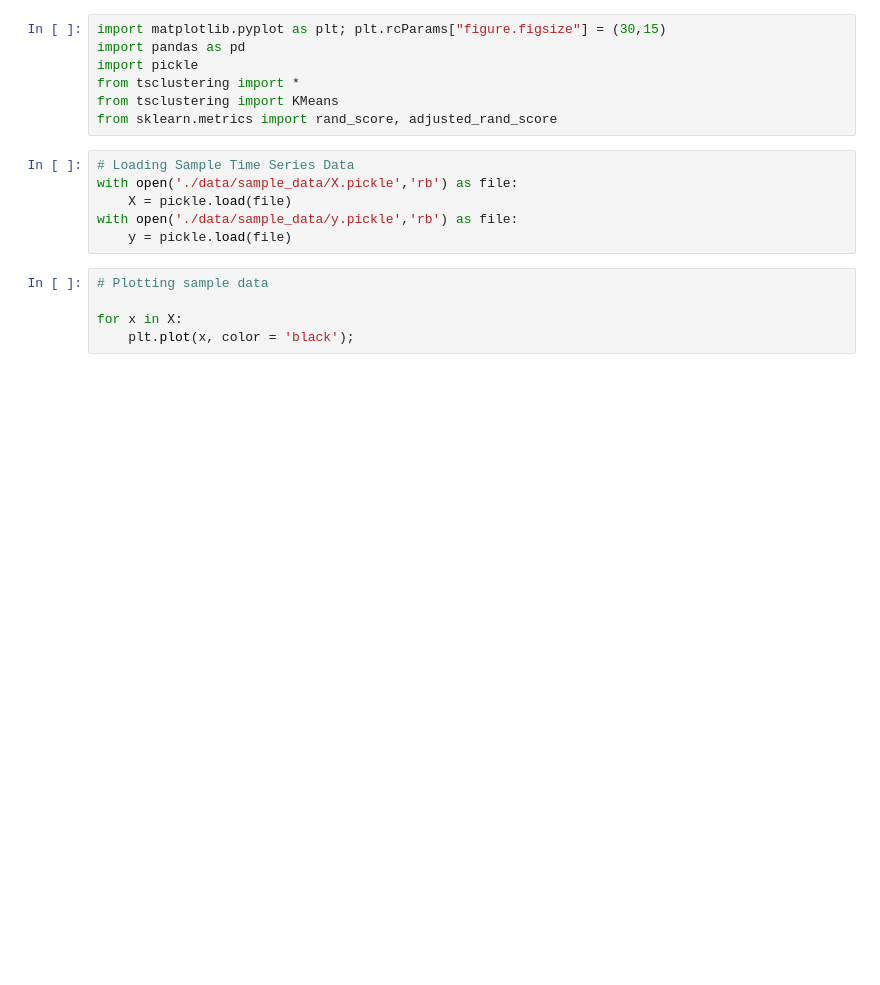
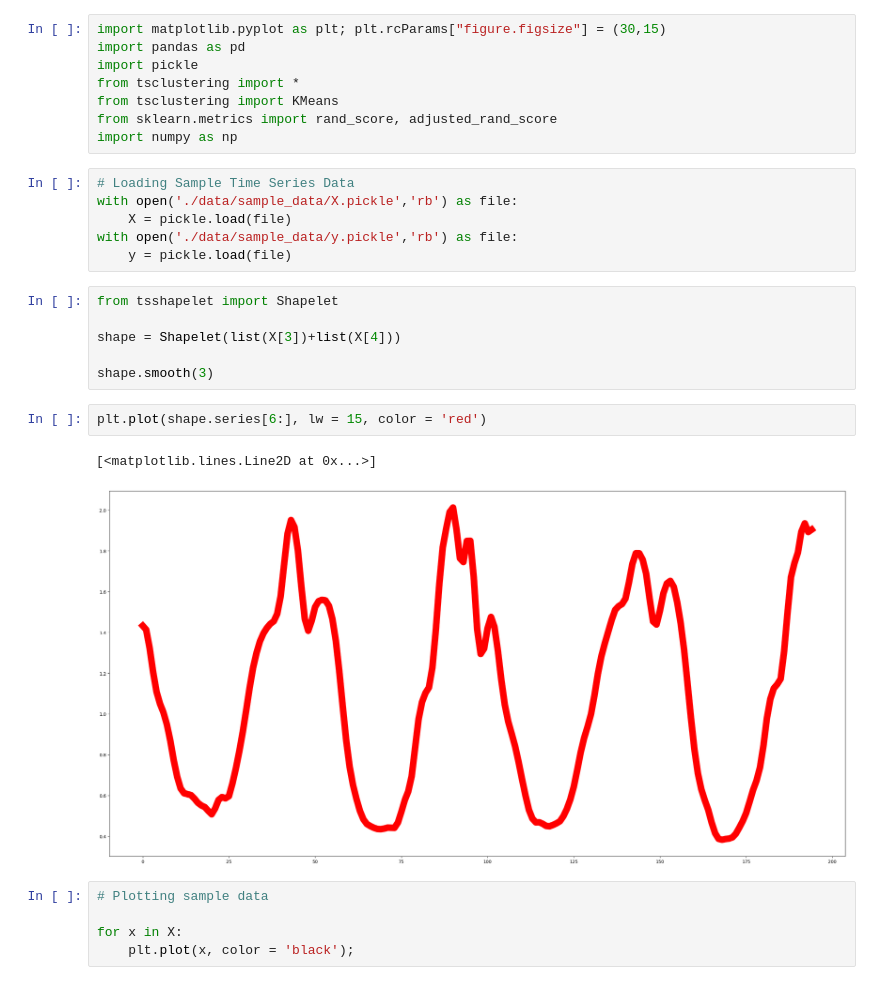
Before and after one commit to gellison321/tsclustering, a Jupyter notebook: implementation.ipynb, the cells around one changed output. Saved outputs shown, nothing was run; the diff lists cells and outputs as text; blank space fills up the shorter version.

```diff
--- a/implementation.ipynb
+++ b/implementation.ipynb
@@ -5,12 +5,24 @@ import pickle
 from tsclustering import *
 from tsclustering import KMeans
 from sklearn.metrics import rand_score, adjusted_rand_score
+import numpy as np
 # %%
 # Loading Sample Time Series Data
 with open('./data/sample_data/X.pickle','rb') as file:
     X = pickle.load(file)
 with open('./data/sample_data/y.pickle','rb') as file:
     y = pickle.load(file)
+# %%
+from tsshapelet import Shapelet
+
+shape = Shapelet(list(X[3])+list(X[4]))
+
+shape.smooth(3)
+# %%
+plt.plot(shape.series[6:], lw = 15, color = 'red')
+# %% [output]
+[<matplotlib.lines.Line2D at 0x...>]
+[figure, added]
 # %%
 # Plotting sample data
 
```
Also changed, not shown: parts of 4 cells of this notebook, 1 other file.
